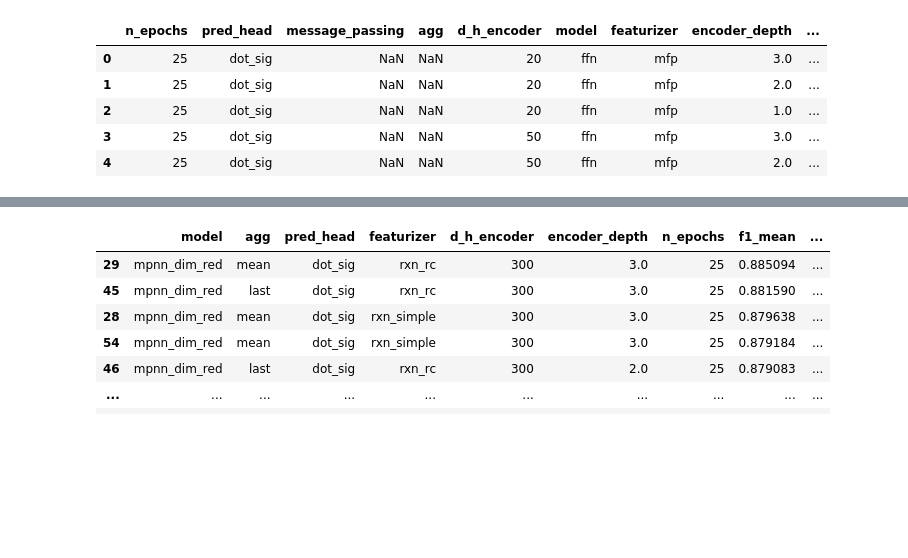
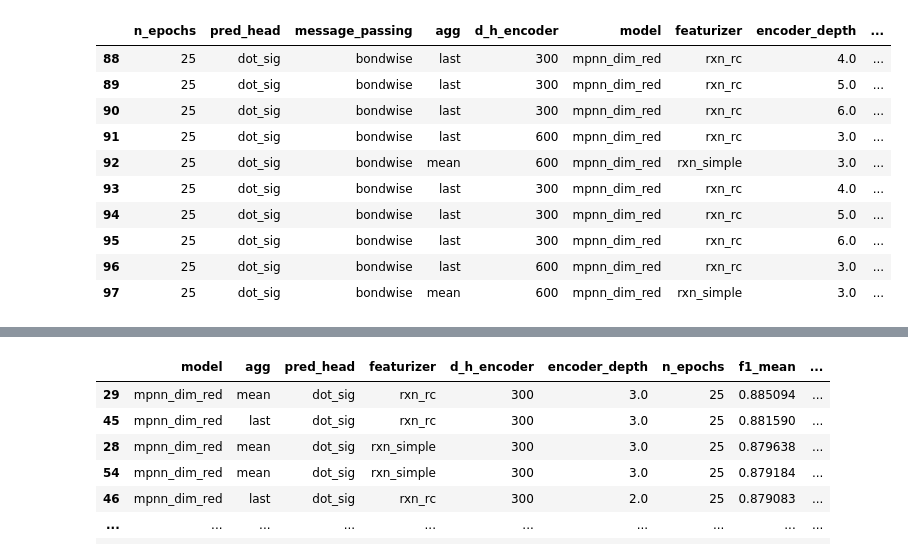
Before and after one commit to stefanpate/rcgnn, a Jupyter notebook: notebooks/rc_gnn_sprhea_figs.ipynb, the cells around one changed output, grey strips where cells are left out. Drawn from its saved outputs; the diff is of its cells as text; code cells hidden in the pictures; blank space fills up the shorter version.

```diff
--- a/notebooks/rc_gnn_sprhea_figs.ipynb
+++ b/notebooks/rc_gnn_sprhea_figs.ipynb
@@ -9,13 +7,19 @@ KeyboardInterrupt:
 # %%
 # Load experiments.csv
 
 res_dir = "/projects/p30041/spn1560/hiec/artifacts/model_evals/gnn"
 exp = pd.read_csv(f"{res_dir}/experiments.csv", sep='\t', index_col=0)
-exp.head()
+# exp.drop(labels=[81, 82, 85, 88, 89, 90, 91, 92], inplace=True)
+exp.tail(10)
 # %% [output]
 |  | n_epochs | pred_head | message_passing | agg | d_h_encoder | model | featurizer | encoder_depth | ... |
-| 0 | 25 | dot_sig | NaN | NaN | 20 | ffn | mfp | 3.0 | ... |
-| 1 | 25 | dot_sig | NaN | NaN | 20 | ffn | mfp | 2.0 | ... |
-| 2 | 25 | dot_sig | NaN | NaN | 20 | ffn | mfp | 1.0 | ... |
-| 3 | 25 | dot_sig | NaN | NaN | 50 | ffn | mfp | 3.0 | ... |
-| 4 | 25 | dot_sig | NaN | NaN | 50 | ffn | mfp | 2.0 | ... |
+| 88 | 25 | dot_sig | bondwise | last | 300 | mpnn_dim_red | rxn_rc | 4.0 | ... |
+| 89 | 25 | dot_sig | bondwise | last | 300 | mpnn_dim_red | rxn_rc | 5.0 | ... |
+| 90 | 25 | dot_sig | bondwise | last | 300 | mpnn_dim_red | rxn_rc | 6.0 | ... |
+| 91 | 25 | dot_sig | bondwise | last | 600 | mpnn_dim_red | rxn_rc | 3.0 | ... |
+| 92 | 25 | dot_sig | bondwise | mean | 600 | mpnn_dim_red | rxn_simple | 3.0 | ... |
+| 93 | 25 | dot_sig | bondwise | last | 300 | mpnn_dim_red | rxn_rc | 4.0 | ... |
+| 94 | 25 | dot_sig | bondwise | last | 300 | mpnn_dim_red | rxn_rc | 5.0 | ... |
+| 95 | 25 | dot_sig | bondwise | last | 300 | mpnn_dim_red | rxn_rc | 6.0 | ... |
+| 96 | 25 | dot_sig | bondwise | last | 600 | mpnn_dim_red | rxn_rc | 3.0 | ... |
+| 97 | 25 | dot_sig | bondwise | mean | 600 | mpnn_dim_red | rxn_simple | 3.0 | ... |
```
Also changed, not shown: parts of 3 cells of this notebook, 16 other files.
